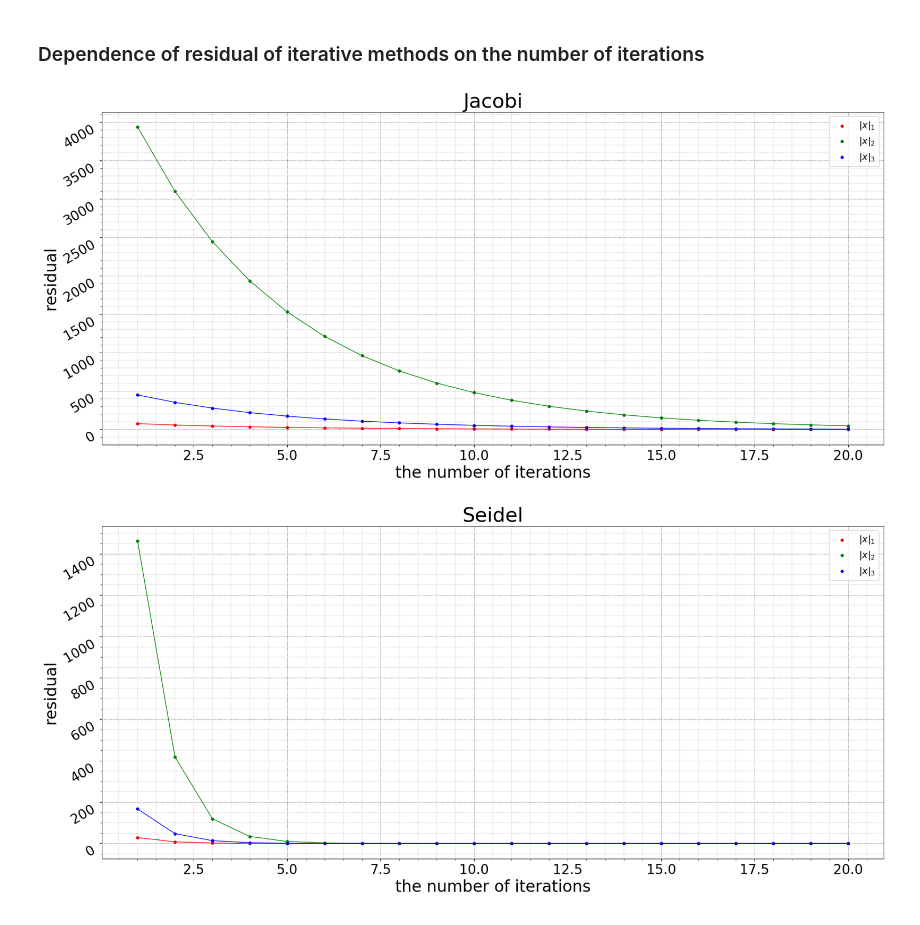
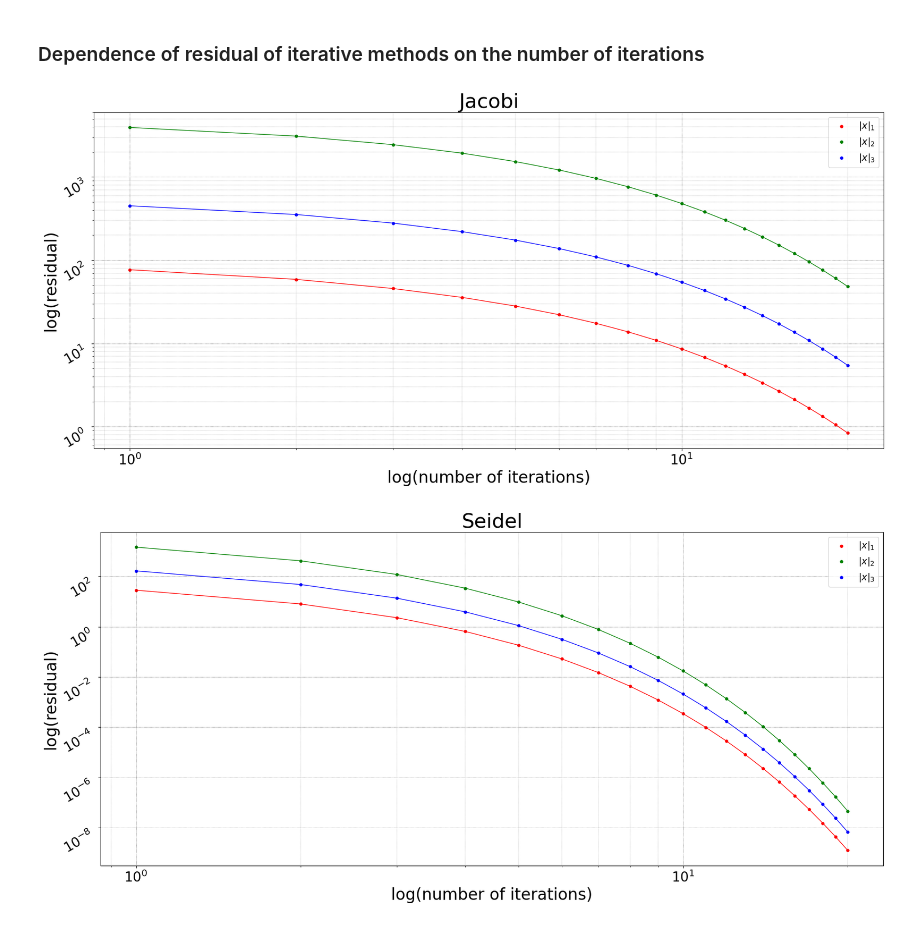
Before and after one commit to KetchuppOfficial/Computational_Mathematics, a Jupyter notebook: lab-2/lab-2.ipynb, the cells around one changed output. Cells and saved outputs as stored; diff of their text form; code cells hidden in the pictures.

```diff
--- a/lab-2/lab-2.ipynb
+++ b/lab-2/lab-2.ipynb
@@ -305,34 +305,37 @@ n_iters = 20
 methods_list = [Iter_Method(Jacobi_method, "Jacobi"),
                 Iter_Method(Seidel_method, "Seidel"),
                 Iter_Method(successive_over_relaxation, "Successive over-relaxation")]
 
 for method in methods_list:
 
     plt.figure (figsize = (21, 9), dpi = 100)
     plt.title(method.name_, fontsize=30)
 
-    plt.xlabel('the number of iterations', fontsize = 24)
+    plt.xscale("log")
+    plt.yscale("log")
+
+    plt.xlabel("log(number of iterations)", fontsize = 24)
     plt.xticks (fontsize = 20, ha = "center", va = "top")
 
-    plt.ylabel("residual", fontsize = 24)
+    plt.ylabel("log(residual)", fontsize = 24)
     plt.yticks (fontsize = 20, rotation = 30, ha = "right", va = "top")
 
     iters = np.arange(1, n_iters + 1)
     for norm in norms_list:
         residuals = []
         for i in iters:
             residuals.append(iterative_method_residual(A, b, method.method_, i, norm.formula_))
 
         plt.scatter (iters, residuals, s = 15, color = norm.color_, label = norm.name_)
         plt.plot (iters, residuals, color=norm.color_, linewidth = 1)
 
     plt.legend (loc = "best", fontsize = 14)
 
     plt.grid (color = "black", linewidth = 0.45, linestyle = "dotted")
     plt.minorticks_on()
     plt.grid (which = "minor", color = "grey", linewidth = 0.25, linestyle = "dashed")
 
     plt.show()
 # %% [output]
-[figure, old version]
+[figure, new version]
-[figure, old version]
+[figure, new version]
```
Also changed, not shown: parts of 1 cell of this notebook.
